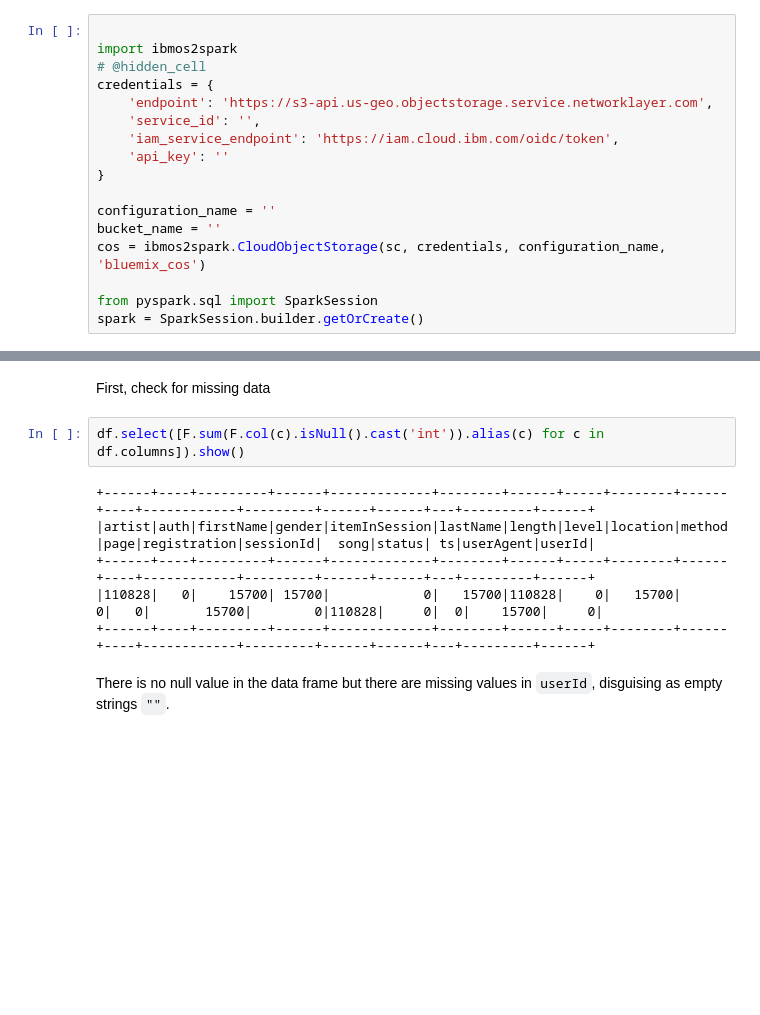
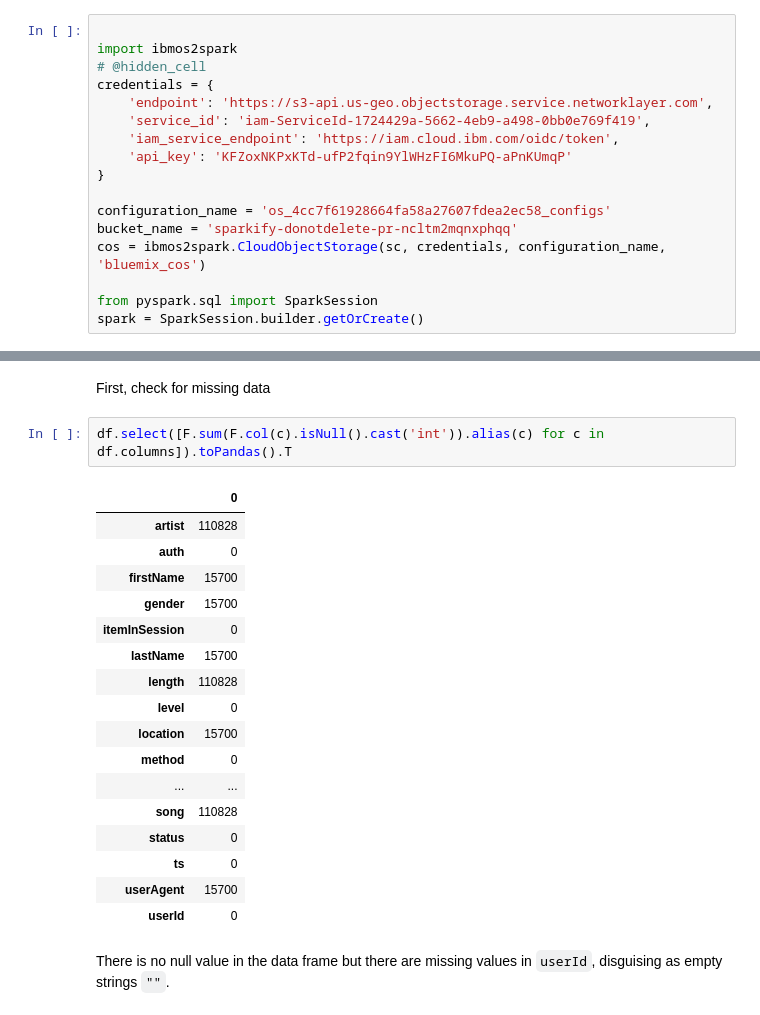
Before and after one commit to minhtuan2000/sparkify, a Jupyter notebook: Sparkify.ipynb, the cells around one changed output, grey strips where cells are left out. Drawn from its saved outputs; the diff is of its cells as text; blank space fills up the shorter version.

```diff
--- a/Sparkify.ipynb
+++ b/Sparkify.ipynb
@@ -4,13 +4,13 @@ import ibmos2spark
 # @hidden_cell
 credentials = {
     'endpoint': 'https://s3-api.us-geo.objectstorage.service.networklayer.com',
-    'service_id': '',
+    'service_id': 'iam-ServiceId-1724429a-5662-4eb9-a498-0bb0e769f419',
     'iam_service_endpoint': 'https://iam.cloud.ibm.com/oidc/token',
-    'api_key': ''
+    'api_key': 'KFZoxNKPxKTd-ufP2fqin9YlWHzFI6MkuPQ-aPnKUmqP'
 }
 
-configuration_name = ''
-bucket_name = ''
+configuration_name = 'os_4cc7f61928664fa58a27607fdea2ec58_configs'
+bucket_name = 'sparkify-donotdelete-pr-ncltm2mqnxphqq'
 cos = ibmos2spark.CloudObjectStorage(sc, credentials, configuration_name, 'bluemix_cos')
 
 from pyspark.sql import SparkSession
@@ -240,13 +244,25 @@ Observe that:
 # %% [markdown]
 First, check for missing data
 # %%
-df.select([F.sum(F.col(c).isNull().cast('int')).alias(c) for c in df.columns]).show()
+df.select([F.sum(F.col(c).isNull().cast('int')).alias(c) for c in df.columns]).toPandas().T
 # %% [output]
-+------+----+---------+------+-------------+--------+------+-----+--------+------+----+------------+---------+------+------+---+---------+------+
-|artist|auth|firstName|gender|itemInSession|lastName|length|level|location|method|page|registration|sessionId|  song|status| ts|userAgent|userId|
-+------+----+---------+------+-------------+--------+------+-----+--------+------+----+------------+---------+------+------+---+---------+------+
-|110828|   0|    15700| 15700|            0|   15700|110828|    0|   15700|     0|   0|       15700|        0|110828|     0|  0|    15700|     0|
-+------+----+---------+------+-------------+--------+------+-----+--------+------+----+------------+---------+------+------+---+---------+------+
+|  | 0 |
+| artist | 110828 |
+| auth | 0 |
+| firstName | 15700 |
+| gender | 15700 |
+| itemInSession | 0 |
+| lastName | 15700 |
+| length | 110828 |
+| level | 0 |
+| location | 15700 |
+| method | 0 |
+| ... | ... |
+| song | 110828 |
+| status | 0 |
+| ts | 0 |
+| userAgent | 15700 |
+| userId | 0 |
 # %% [markdown]
 There is no null value in the data frame but there are missing values in `userId`, disguising as empty strings `""`.
 # %%
```
Also changed, not shown: parts of 22 cells of this notebook, 1 other file.
